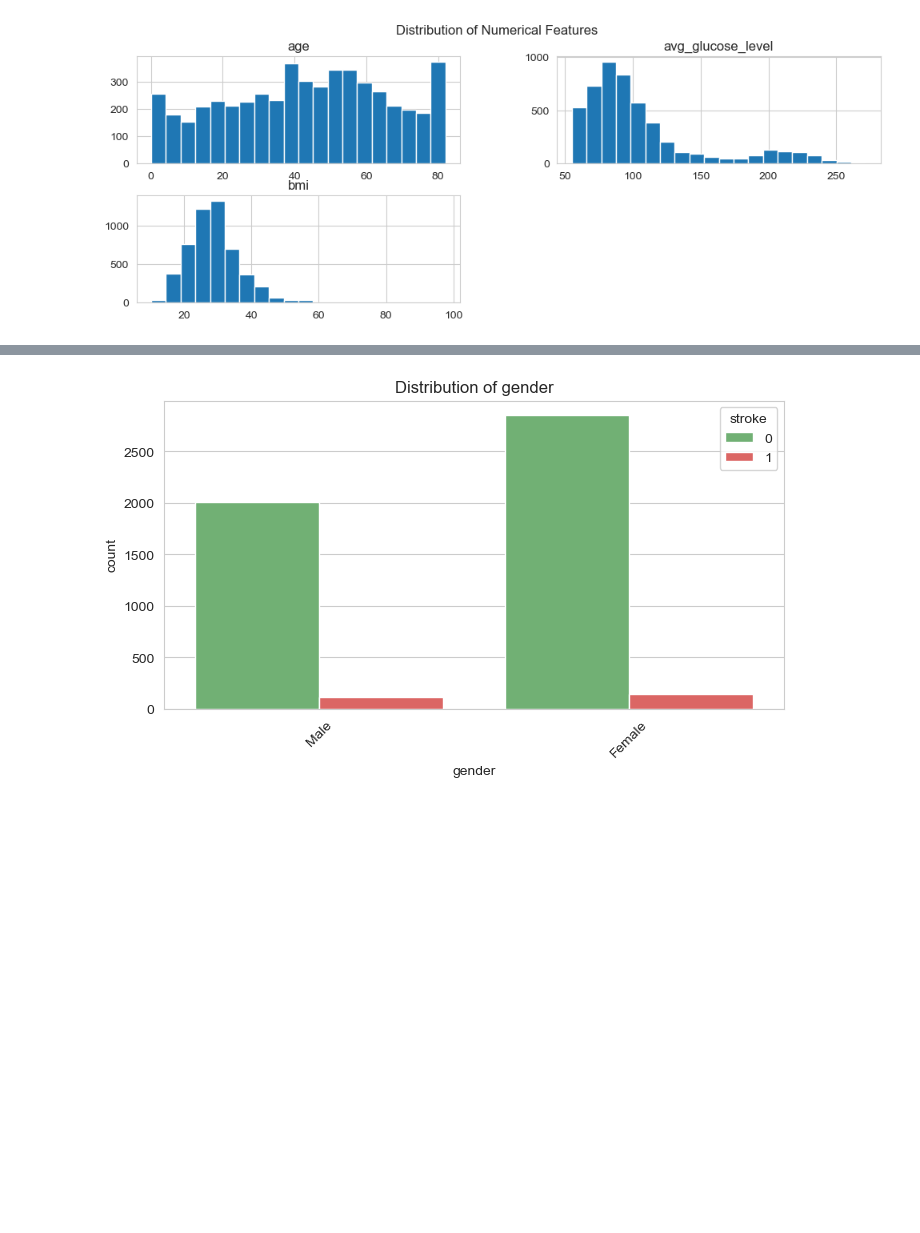
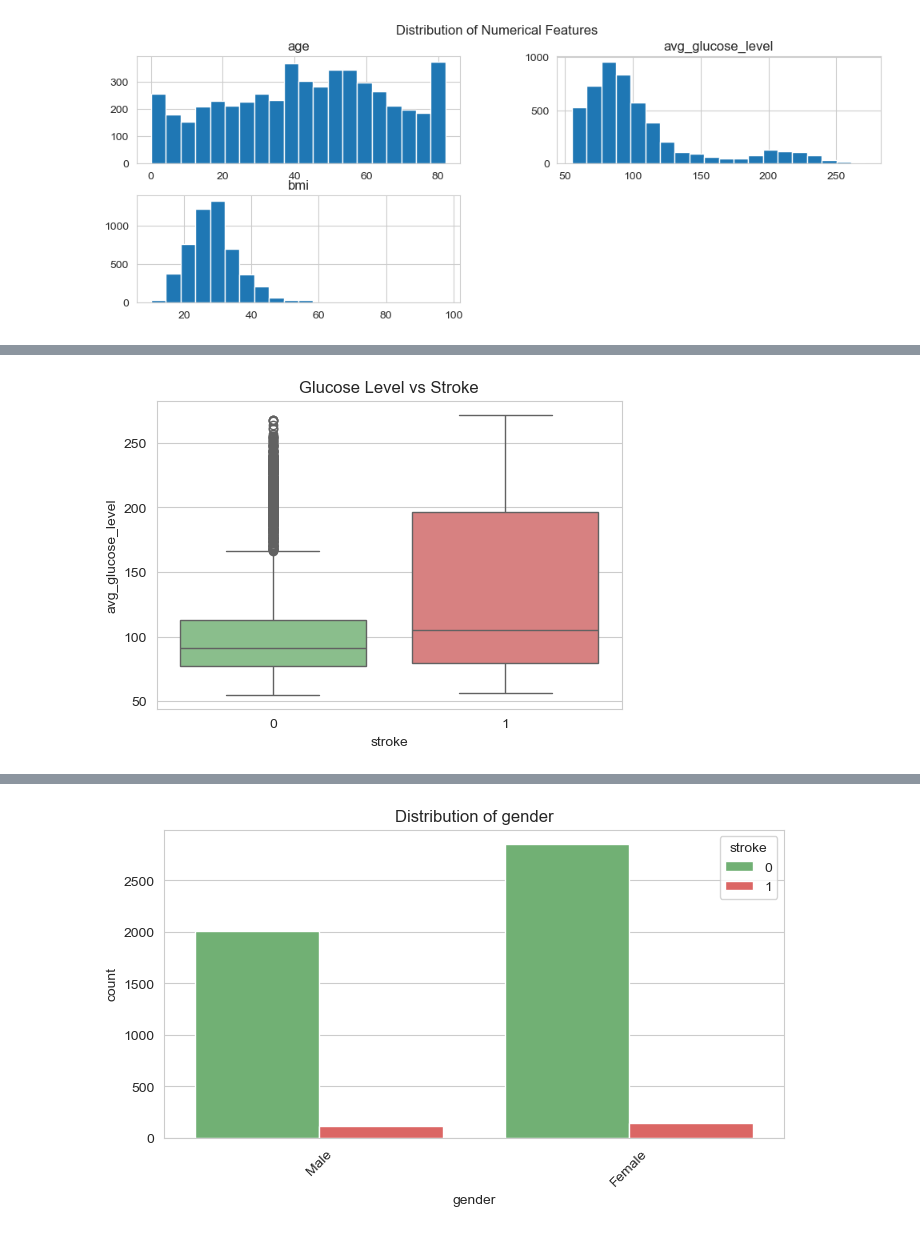
Before and after one commit to JustinDang69/Assesment2-PA, a Jupyter notebook: Untitled.ipynb, the cells around one changed output, grey strips where cells are left out. Saved outputs shown, nothing was run; the diff lists cells and outputs as text; code cells hidden in the pictures; blank space fills up the shorter version.

```diff
--- a/Untitled.ipynb
+++ b/Untitled.ipynb
@@ -250,0 +241,8 @@ plt.show()
+# %%
+plt.figure(figsize=(6,4))
+sns.boxplot(x="stroke", y="avg_glucose_level", hue="stroke", data=df,
+            palette={0:"#81C784",1:"#E57373"}, legend=False)
+plt.title("Glucose Level vs Stroke")
+plt.show()
+# %% [output]
+[figure, added]
```
Also changed, not shown: parts of 3 cells of this notebook.
